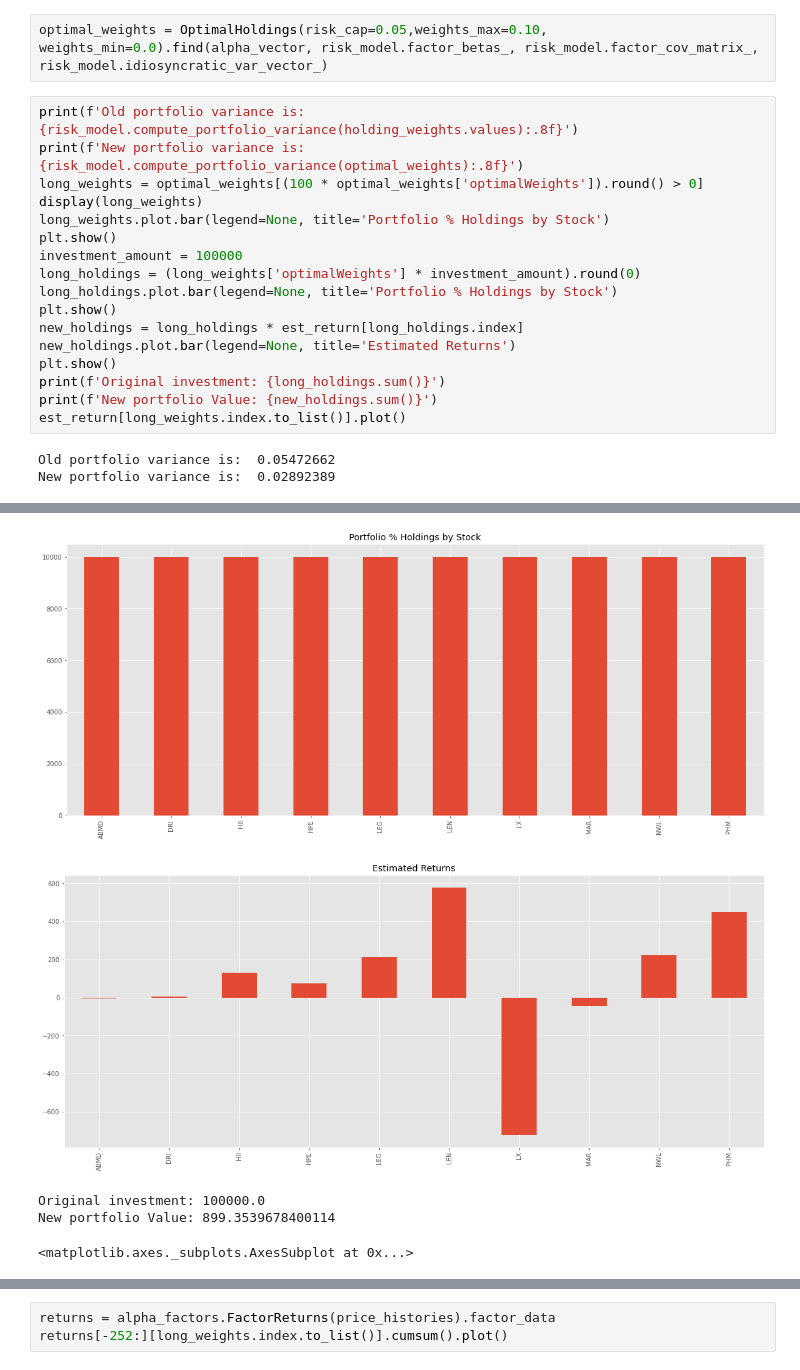
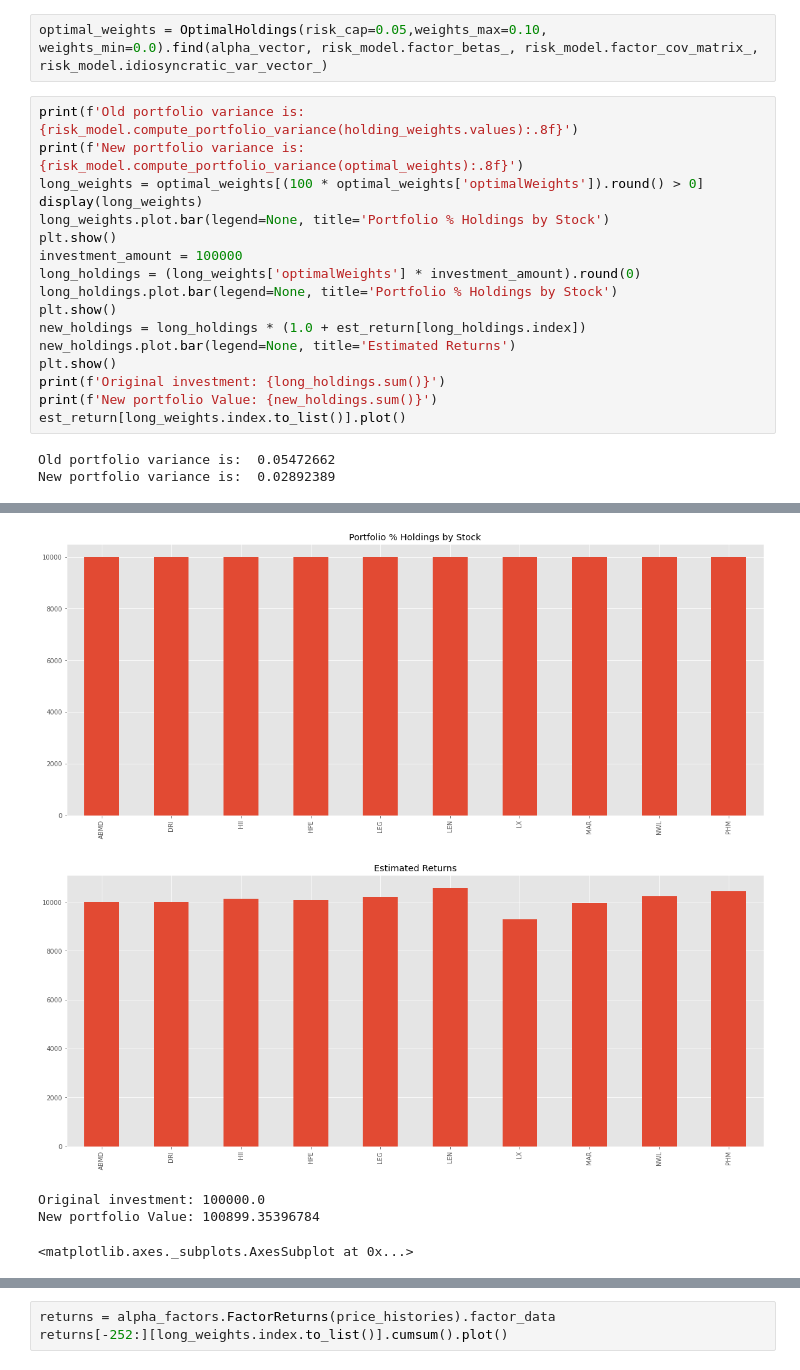
Before and after one commit to nmaiorana/svi-trading-tools, a Jupyter notebook: analysis-20210703/stage_4a_optimal_weights_sample.ipynb, the cells around one changed output, grey strips where cells are left out. Cells and saved outputs as stored; diff of their text form.

```diff
--- a/analysis-20210703/stage_4a_optimal_weights_sample.ipynb
+++ b/analysis-20210703/stage_4a_optimal_weights_sample.ipynb
@@ -184,37 +184,37 @@ print(f'Old portfolio variance is:  {risk_model.compute_portfolio_variance(holdi
 print(f'New portfolio variance is:  {risk_model.compute_portfolio_variance(optimal_weights):.8f}')
 long_weights = optimal_weights[(100 * optimal_weights['optimalWeights']).round() > 0]
 display(long_weights)
 long_weights.plot.bar(legend=None, title='Portfolio % Holdings by Stock')
 plt.show()
 investment_amount = 100000
 long_holdings = (long_weights['optimalWeights'] * investment_amount).round(0)
 long_holdings.plot.bar(legend=None, title='Portfolio % Holdings by Stock')
 plt.show()
-new_holdings = long_holdings * est_return[long_holdings.index]
+new_holdings = long_holdings * (1.0 + est_return[long_holdings.index])
 new_holdings.plot.bar(legend=None, title='Estimated Returns')
 plt.show()
 print(f'Original investment: {long_holdings.sum()}')
 print(f'New portfolio Value: {new_holdings.sum()}')
 est_return[long_weights.index.to_list()].plot()
 # %% [output]
 Old portfolio variance is:  0.05472662
 New portfolio variance is:  0.02892389
 |  | optimalWeights |
 | ABMD | 0.1 |
 | DRI | 0.1 |
 | HII | 0.1 |
 | HPE | 0.1 |
 | LEG | 0.1 |
 | LEN | 0.1 |
 | LX | 0.1 |
 | MAR | 0.1 |
 | NWL | 0.1 |
 | PHM | 0.1 |
 [figure]
 [figure]
-[figure, old version]
+[figure, new version]
 Original investment: 100000.0
-New portfolio Value: 899.3539678400114
+New portfolio Value: 100899.35396784
 <matplotlib.axes._subplots.AxesSubplot at 0x...>
 [figure]
 # %%
```
